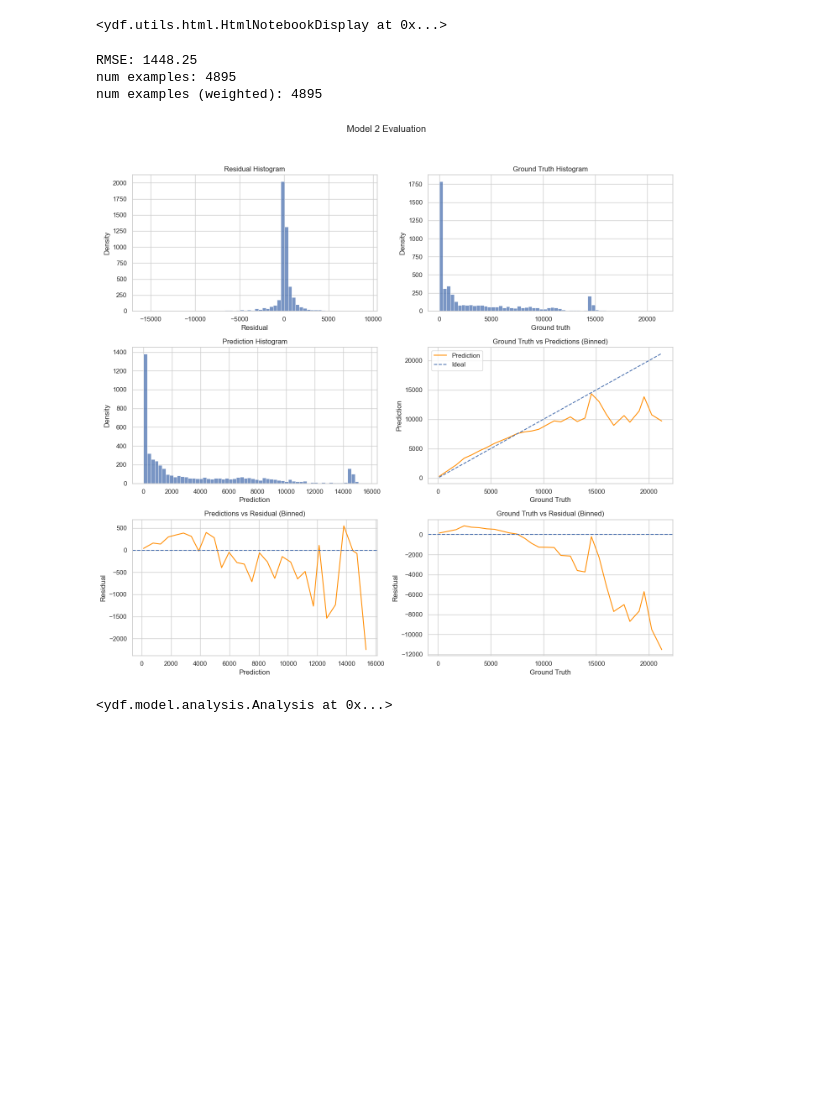
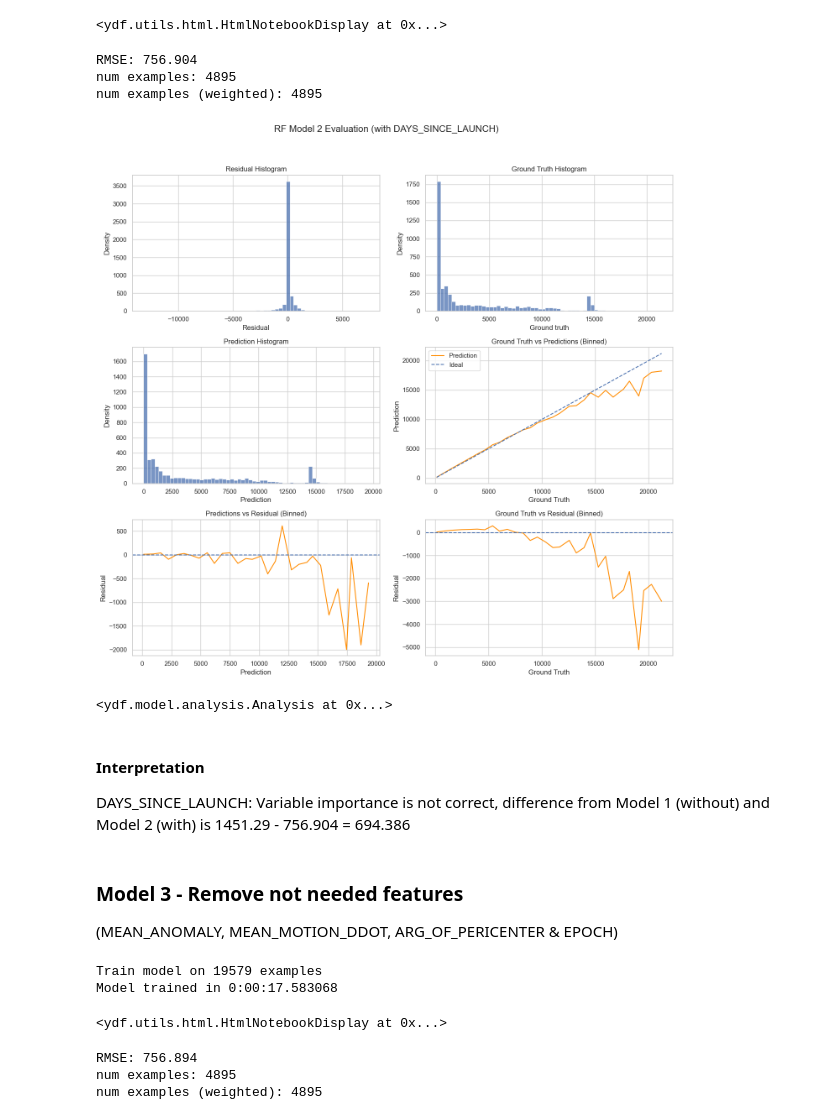
Before and after one commit to brianna404/BA_SpaceDebrisLifetimePrediction, a Jupyter notebook: Code/LifetimePrediction2_RF.ipynb, the cells around one changed output. Saved outputs shown, nothing was run; the diff lists cells and outputs as text; code cells hidden in the pictures; blank space fills up the shorter version.

```diff
--- a/Code/LifetimePrediction2_RF.ipynb
+++ b/Code/LifetimePrediction2_RF.ipynb
@@ -171,7 +155,7 @@ model1.save('../Models/RF1.ydf')
 # %%
 # train model
 features2 = ['OBJECT_TYPE', 'COUNTRY', 'SITE', 'LAUNCH',
-             'PERIAPSIS', 'APOAPSIS', 'ARG_OF_PERICENTER', 'MEAN_MOTION', 'ECCENTRICITY', 'INCLINATION', 'MEAN_ANOMALY', 'REV_AT_EPOCH', 'BSTAR', 'MEAN_MOTION_DOT', 'MEAN_MOTION_DDOT', 'SEMIMAJOR_AXIS', 'PERIOD']
+             'EPOCH', 'DAYS_SINCE_LAUNCH', 'PERIAPSIS', 'APOAPSIS', 'ARG_OF_PERICENTER', 'MEAN_MOTION', 'ECCENTRICITY', 'INCLINATION', 'RA_OF_ASC_NODE', 'MEAN_ANOMALY', 'REV_AT_EPOCH', 'BSTAR', 'MEAN_MOTION_DOT', 'MEAN_MOTION_DDOT', 'SEMIMAJOR_AXIS', 'PERIOD']
 model2 = ydf.RandomForestLearner(task=ydf.Task.REGRESSION, features=features2, label='LIFETIME').train(train_df, verbose=2)
 # %% [output]
 Train model on 19579 examples
@@ -200,23 +166,26 @@ description2
 # %% [output]
 <ydf.utils.html.HtmlNotebookDisplay at 0x...>
 # %%
-# show rmse
+# evaluate the model
 evaluation2 = model2.evaluate(test_df)
 print(evaluation2)
 # %% [output]
-RMSE: 1448.25
+RMSE: 756.904
 num examples: 4895
 num examples (weighted): 4895
 # %%
-# evaluate modely_pred2 = model2.predict(test_df)
+# plot model evaluation
 y_pred2 = model2.predict(test_df)
-plot_model_evaluation(y_true, y_pred2, title="Model 2 Evaluation")
+plot_model_evaluation(y_true, y_pred2, title="RF Model 2 Evaluation (with DAYS_SINCE_LAUNCH)")
 # %% [output]
-[figure, old version]
+[figure, new version]
 # %%
 # analyze the model
 analysis2 = model2.analyze(test_df)
 analysis2
 # %% [output]
 <ydf.model.analysis.Analysis at 0x...>
+# %% [markdown]
+#### Interpretation
+DAYS_SINCE_LAUNCH: Variable importance is not correct, difference from Model 1 (without) and Model 2 (with) is 1451.29 - 756.904 = 694.386
 # %%
@@ -224 +193,26 @@ analysis2
 model2.save('../Models/RF2.ydf')
+# %% [markdown]
+### Model 3 - Remove not needed features
+(MEAN_ANOMALY, MEAN_MOTION_DDOT, ARG_OF_PERICENTER & EPOCH)
+# %%
+# train model
+features3 = ['OBJECT_TYPE', 'COUNTRY', 'SITE', 'LAUNCH',
+             'DAYS_SINCE_LAUNCH', 'PERIAPSIS', 'APOAPSIS', 'MEAN_MOTION', 'ECCENTRICITY', 'INCLINATION', 'RA_OF_ASC_NODE', 'REV_AT_EPOCH', 'BSTAR', 'MEAN_MOTION_DOT', 'SEMIMAJOR_AXIS', 'PERIOD']
+model3 = ydf.RandomForestLearner(task=ydf.Task.REGRESSION, features=features3, label='LIFETIME').train(train_df, verbose=2)
+# %% [output]
+Train model on 19579 examples
+Model trained in 0:00:17.583068
+# %%
+# describe model
+description3 = model3.describe()
+description3
+# %% [output]
+<ydf.utils.html.HtmlNotebookDisplay at 0x...>
+# %%
+# show rmse
+evaluation3 = model3.evaluate(test_df)
+print(evaluation3)
+# %% [output]
+RMSE: 756.894
+num examples: 4895
+num examples (weighted): 4895
```
Also changed, not shown: parts of 11 cells of this notebook, 21 other files.
